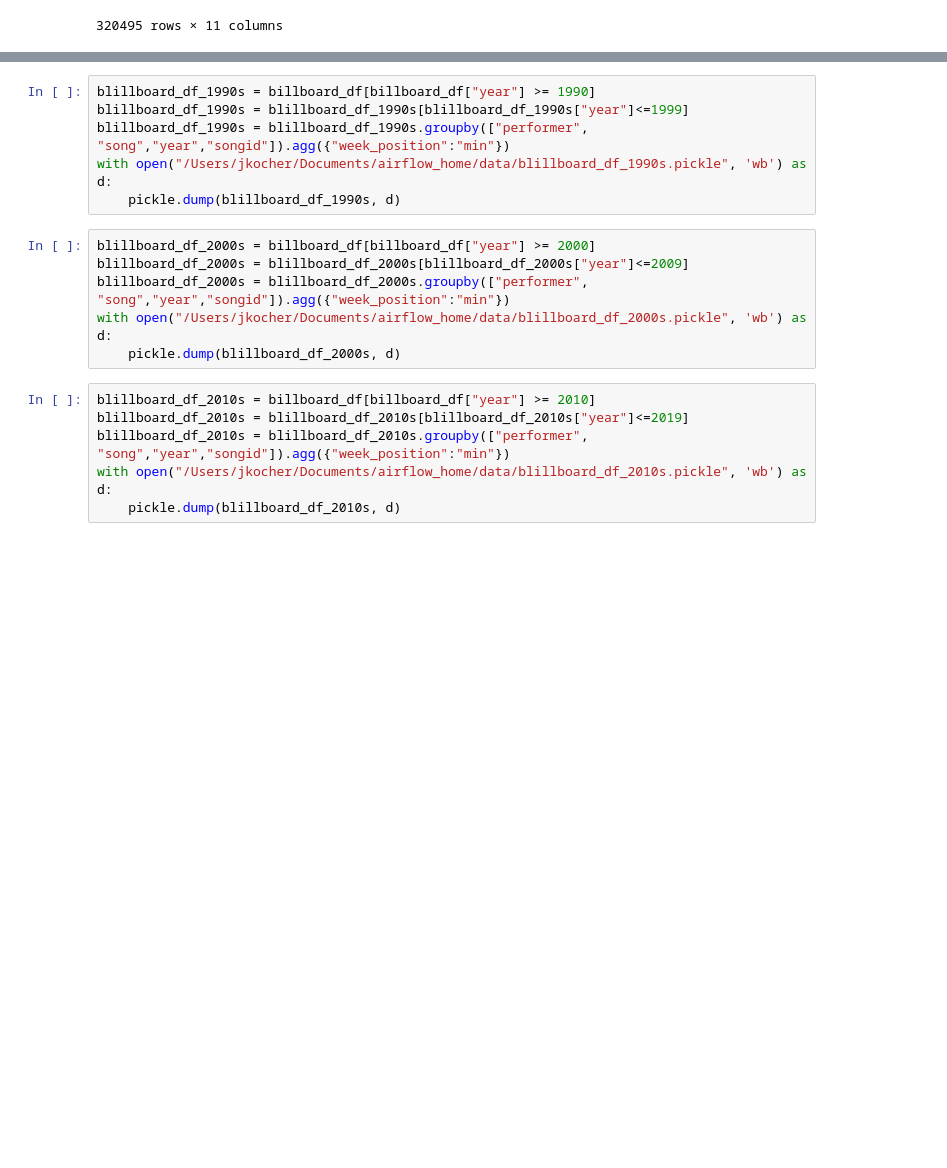
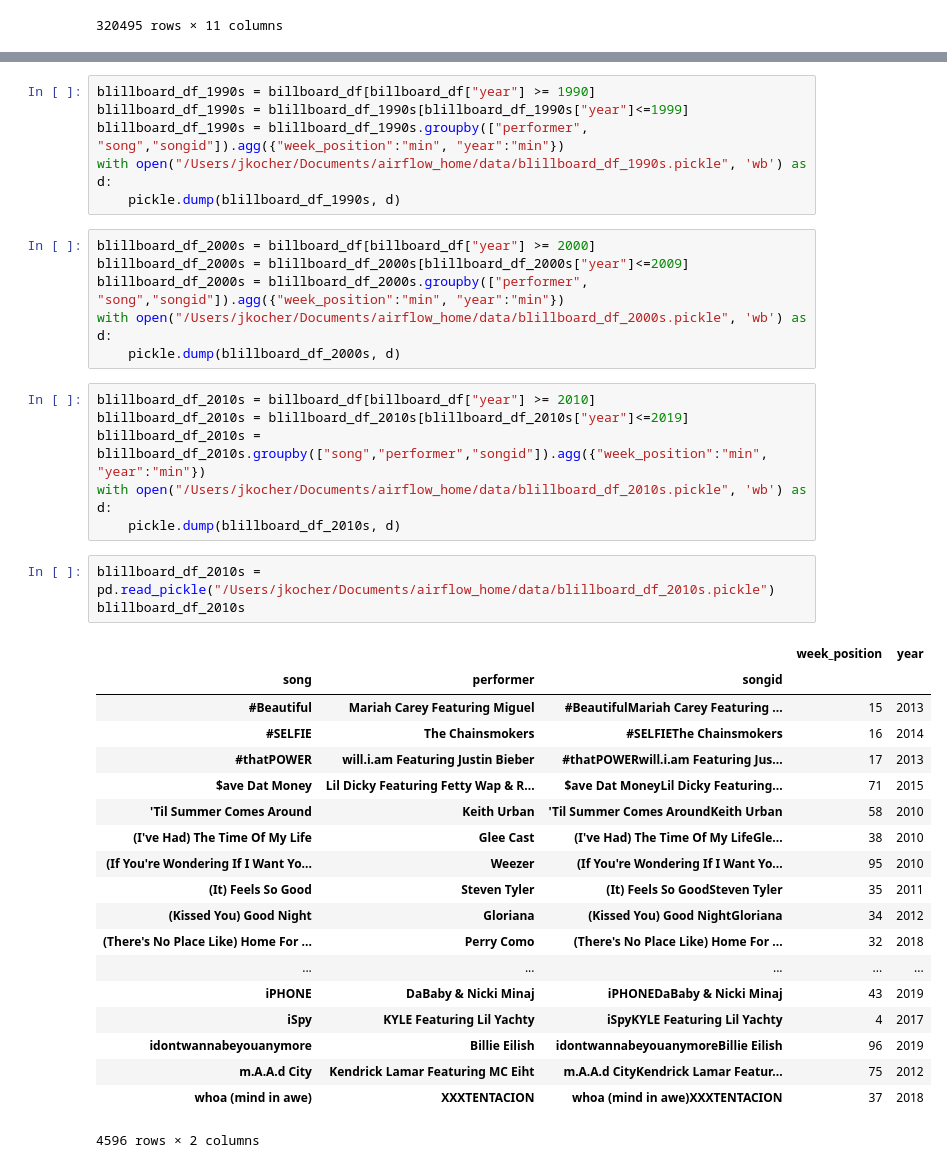
Before and after one commit to JKocher13/DataEngineering.Labs.AirflowProject, a Jupyter notebook: Python_Notebook_for_Airflow_Project.ipynb, the cells around one changed output, grey strips where cells are left out. Drawn from its saved outputs; the diff is of its cells as text; blank space fills up the shorter version.

```diff
--- a/Python_Notebook_for_Airflow_Project.ipynb
+++ b/Python_Notebook_for_Airflow_Project.ipynb
@@ -89,18 +70,41 @@ with open("/Users/jkocher/Documents/airflow_home/data/blillboard_df_1980s.pickle
 # %%
 blillboard_df_1990s = billboard_df[billboard_df["year"] >= 1990]
 blillboard_df_1990s = blillboard_df_1990s[blillboard_df_1990s["year"]<=1999]
-blillboard_df_1990s = blillboard_df_1990s.groupby(["performer", "song","year","songid"]).agg({"week_position":"min"})
+blillboard_df_1990s = blillboard_df_1990s.groupby(["performer", "song","songid"]).agg({"week_position":"min", "year":"min"})
 with open("/Users/jkocher/Documents/airflow_home/data/blillboard_df_1990s.pickle", 'wb') as d:
     pickle.dump(blillboard_df_1990s, d)
 # %%
 blillboard_df_2000s = billboard_df[billboard_df["year"] >= 2000]
 blillboard_df_2000s = blillboard_df_2000s[blillboard_df_2000s["year"]<=2009]
-blillboard_df_2000s = blillboard_df_2000s.groupby(["performer", "song","year","songid"]).agg({"week_position":"min"})
+blillboard_df_2000s = blillboard_df_2000s.groupby(["performer", "song","songid"]).agg({"week_position":"min", "year":"min"})
 with open("/Users/jkocher/Documents/airflow_home/data/blillboard_df_2000s.pickle", 'wb') as d:
     pickle.dump(blillboard_df_2000s, d)
 # %%
 blillboard_df_2010s = billboard_df[billboard_df["year"] >= 2010]
 blillboard_df_2010s = blillboard_df_2010s[blillboard_df_2010s["year"]<=2019]
-blillboard_df_2010s = blillboard_df_2010s.groupby(["performer", "song","year","songid"]).agg({"week_position":"min"})
+blillboard_df_2010s = blillboard_df_2010s.groupby(["song","performer","songid"]).agg({"week_position":"min", "year":"min"})
 with open("/Users/jkocher/Documents/airflow_home/data/blillboard_df_2010s.pickle", 'wb') as d:
     pickle.dump(blillboard_df_2010s, d)
+# %%
+blillboard_df_2010s = pd.read_pickle("/Users/jkocher/Documents/airflow_home/data/blillboard_df_2010s.pickle")
+blillboard_df_2010s
+# %% [output]
+|  |  |  | week_position | year |
+| song | performer | songid |  |  |
+| #Beautiful | Mariah Carey Featuring Miguel | #BeautifulMariah Carey Featuring ... | 15 | 2013 |
+| #SELFIE | The Chainsmokers | #SELFIEThe Chainsmokers | 16 | 2014 |
+| #thatPOWER | will.i.am Featuring Justin Bieber | #thatPOWERwill.i.am Featuring Jus... | 17 | 2013 |
+| $ave Dat Money | Lil Dicky Featuring Fetty Wap & R... | $ave Dat MoneyLil Dicky Featuring... | 71 | 2015 |
+| 'Til Summer Comes Around | Keith Urban | 'Til Summer Comes AroundKeith Urban | 58 | 2010 |
+| (I've Had) The Time Of My Life | Glee Cast | (I've Had) The Time Of My LifeGle... | 38 | 2010 |
+| (If You're Wondering If I Want Yo... | Weezer | (If You're Wondering If I Want Yo... | 95 | 2010 |
+| (It) Feels So Good | Steven Tyler | (It) Feels So GoodSteven Tyler | 35 | 2011 |
+| (Kissed You) Good Night | Gloriana | (Kissed You) Good NightGloriana | 34 | 2012 |
+| (There's No Place Like) Home For ... | Perry Como | (There's No Place Like) Home For ... | 32 | 2018 |
+| ... | ... | ... | ... | ... |
+| iPHONE | DaBaby & Nicki Minaj | iPHONEDaBaby & Nicki Minaj | 43 | 2019 |
+| iSpy | KYLE Featuring Lil Yachty | iSpyKYLE Featuring Lil Yachty | 4 | 2017 |
+| idontwannabeyouanymore | Billie Eilish | idontwannabeyouanymoreBillie Eilish | 96 | 2019 |
+| m.A.A.d City | Kendrick Lamar Featuring MC Eiht | m.A.A.d CityKendrick Lamar Featur... | 75 | 2012 |
+| whoa (mind in awe) | XXXTENTACION | whoa (mind in awe)XXXTENTACION | 37 | 2018 |
+4596 rows × 2 columns
```
Also changed, not shown: parts of 11 cells of this notebook, 12 other files.
